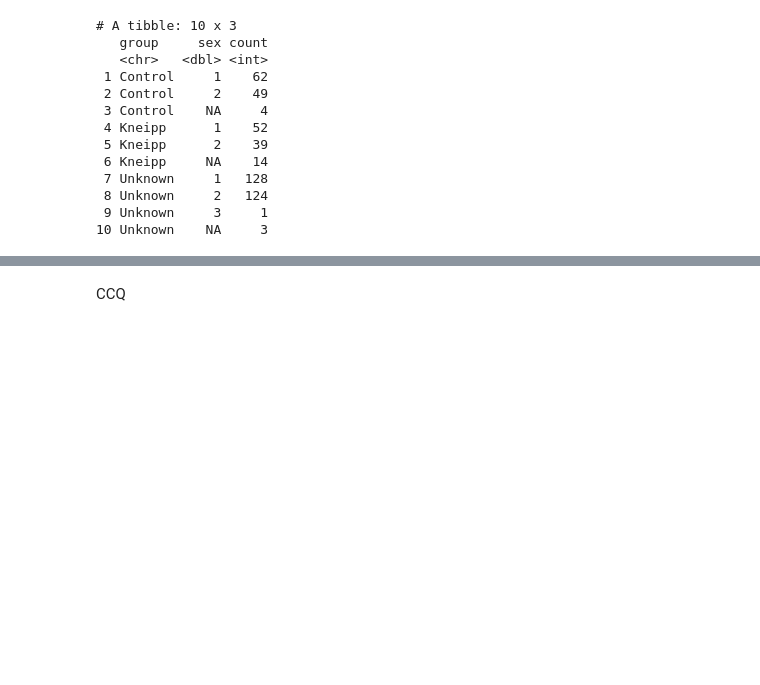
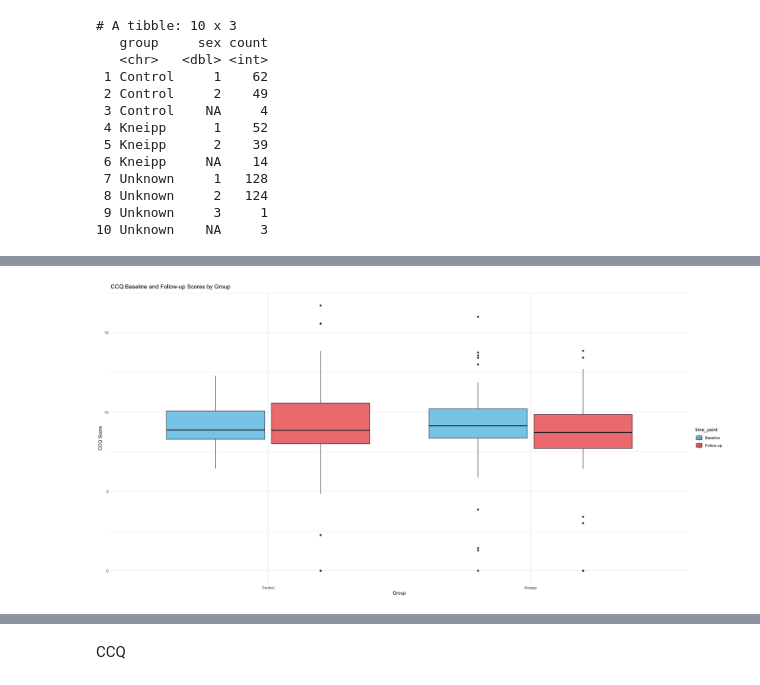
Before and after one commit to sschepanski/BlakesleeKneippBerlinKindergarten, a Jupyter notebook: scr/SOSCI.ipynb, the cells around one changed output, grey strips where cells are left out. Cells and saved outputs as stored; diff of their text form; code cells hidden in the pictures; blank space fills up the shorter version.

```diff
--- a/scr/SOSCI.ipynb
+++ b/scr/SOSCI.ipynb
@@ -368,0 +461,28 @@ kneipp
+# %%
+# Reshape the data to long format to include both baseline and follow-up scores
+ccq_long <- secondary_outcomes_data %>%
+  filter(group %in% c("Control", "Kneipp")) %>%
+  select(group, CCQ_baseline_score, CCQ_followup_score) %>%
+  pivot_longer(cols = c(CCQ_baseline_score, CCQ_followup_score),
+               names_to = "time_point", values_to = "score")
+
+# Create a new variable to differentiate between baseline and follow-up
+ccq_long$time_point <- recode(ccq_long$time_point,
+                              "CCQ_baseline_score" = "Baseline",
+                              "CCQ_followup_score" = "Follow-up")
+
+# Plot the boxplots with group on x-axis and time point as a grouping variable
+ggplot(ccq_long, aes(x = group, y = score, fill = time_point)) +
+  geom_boxplot(na.rm = TRUE, position = position_dodge(0.8)) +  # Dodge to separate time points
+  labs(title = "CCQ Baseline and Follow-up Scores by Group",
+       x = "Group",
+       y = "CCQ Score") +
+  scale_fill_manual(values = c("Baseline" = "skyblue", "Follow-up" = "lightcoral")) +  # Optional color adjustment
+  theme_minimal() +
+  theme(legend.position = "right")  # Keep the legend for time point identification
+
+# Define the path to save the plot
+save_path <- file.path(path, "graphs/ccq_baseline_followup_plot.png")
+ggsave(filename = save_path, plot = last_plot(), width = 8, height = 6, dpi = 300)
+# %% [output]
+[figure, added]
```
Also changed, not shown: parts of 102 cells of this notebook, 1 other file.
